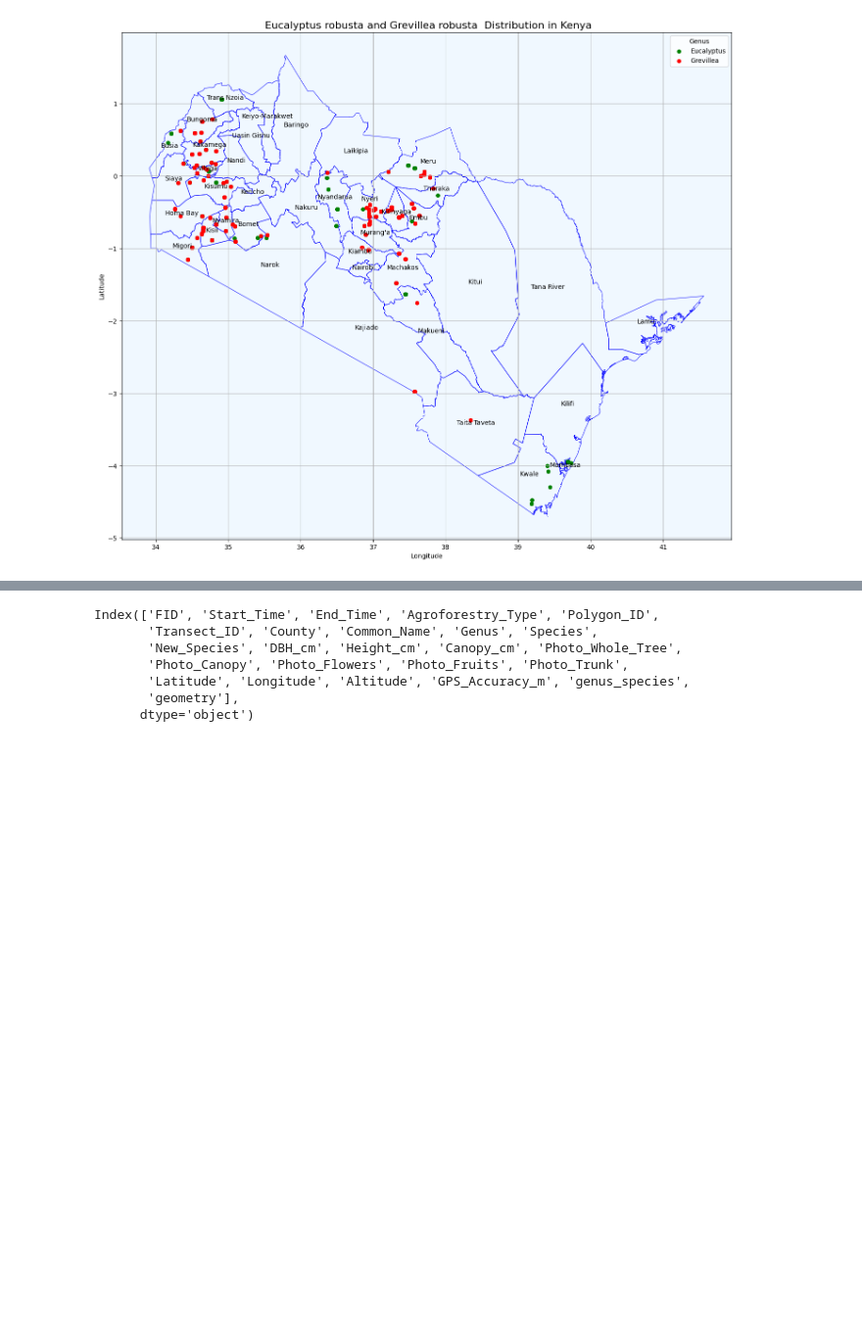
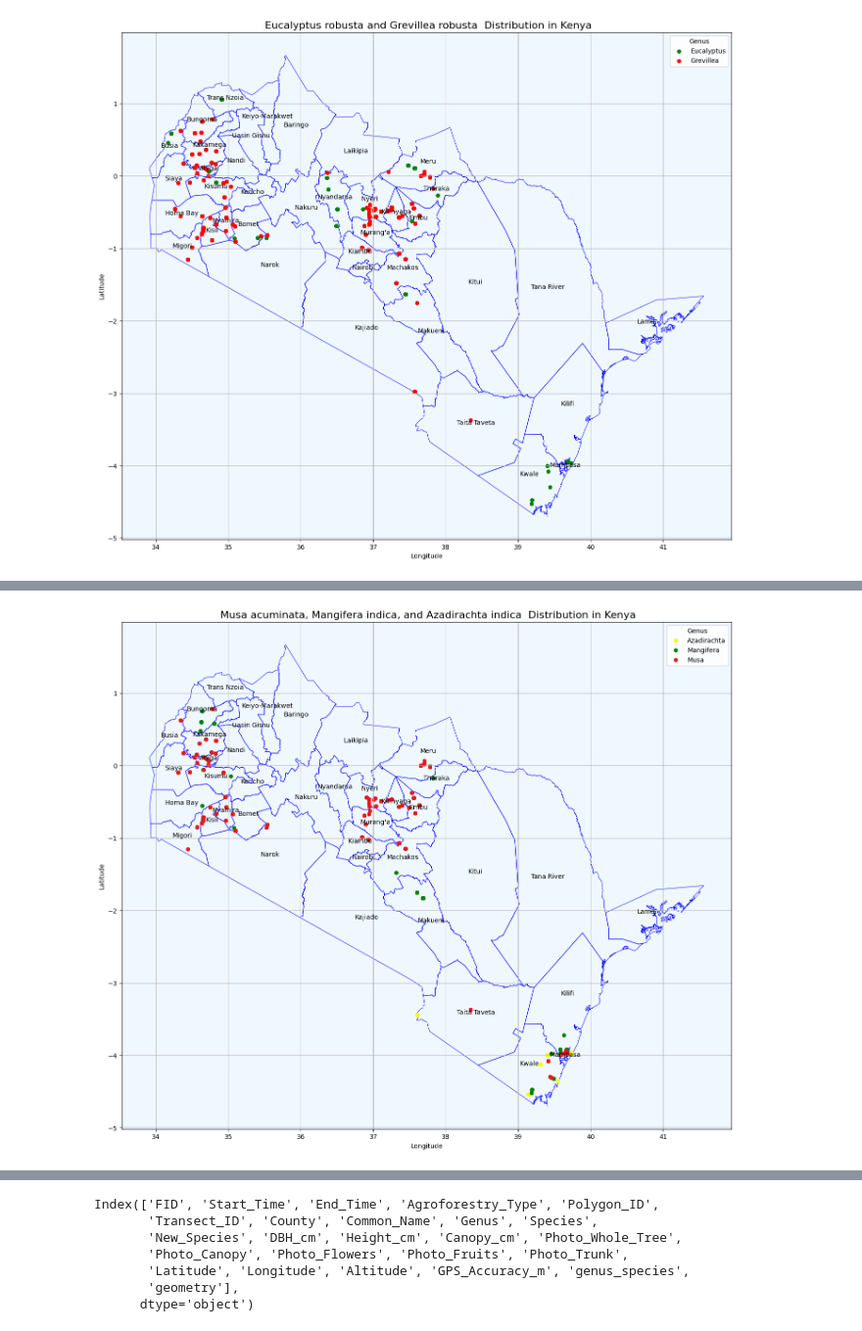
Before and after one commit to irungus/agf_kenya, a Jupyter notebook: code/agf_kenya_colab.ipynb, the cells around one changed output, grey strips where cells are left out. Shown at 98% size. Drawn from its saved outputs; the diff is of its cells as text; code cells hidden in the pictures; blank space fills up the shorter version.

```diff
--- a/code/agf_kenya_colab.ipynb
+++ b/code/agf_kenya_colab.ipynb
@@ -595,3 +596,70 @@ Archive:  Counties.zip
   inflating: Counties/County.shp.xml
   inflating: Counties/County.shx
 [figure]
+# %%
+# Download and unzip Kenya counties shapefile
+zip_url = "https://raw.githubusercontent.com/irungus/Dessertation/main/Counties.zip"
+!wget {zip_url} -O Counties.zip
+!unzip -o Counties.zip -d Counties
+
+# Load shapefile
+shp_path = "Counties/County.shp"
+kenya_counties = gpd.read_file(shp_path)
+
+# 🔻 Remove specific counties from the map
+counties_to_remove = ['Turkana', 'Marsabit', 'Wajir', 'West Pokot', 'Isiolo', 'Mandera', 'Samburu', 'Garissa']  # <-- Edit this list
+kenya_counties = kenya_counties[~kenya_counties['COUNTY'].isin(counties_to_remove)]
+
+# 🟢 Replace this with your real DataFrame if needed
+# df = pd.read_csv("your_tree_data.csv")
+
+# Convert tree DataFrame to GeoDataFrame
+agf_kenya['geometry'] = agf_kenya.apply(lambda row: Point(row['Longitude'], row['Latitude']), axis=1)
+gdf = gpd.GeoDataFrame(agf_kenya, geometry='geometry', crs="EPSG:4326")
+
+# Convert accuracy to buffer (approximate degrees)
+gdf['buffer'] = gdf.apply(lambda row: row.geometry.buffer(row['GPS_Accuracy_m'] / 111320), axis=1)
+
+# 🎯 Filter specific genus
+selected_genera = ['Musa','Mangifera','Azadirachta']
+gdf = gdf[gdf['Genus'].isin(selected_genera)]
+
+# 🎨 Custom colors for genus (edit as needed)
+custom_colors = {
+    'Acacia': '#e41a1c',
+    'Grevillea': 'Red',
+    'Mangifera': 'Green',
+    'Croton': '#984ea3',
+    'Musa':'#e41a1c',
+    'Cocos':'Orange',
+    'Azadirachta': 'Yellow',
+}
+color_map = {genus: custom_colors.get(genus, '#999999') for genus in gdf['Genus'].unique()}
+
+# 📍 Plotting
+fig, ax = plt.subplots(figsize=(14, 14))
+ax.set_facecolor('#f0f8ff')  # Light sky blue background
+
+# Plot counties
+kenya_counties.plot(ax=ax, color='none', edgecolor='blue', linewidth=0.7)
+
+# Annotate county names
+for idx, row in kenya_counties.iterrows():
+    centroid = row.geometry.centroid
+    ax.annotate(row['COUNTY'], xy=(centroid.x, centroid.y), fontsize=10, ha='center', color='black')
+
+# Plot buffers and genus points
+for genus in gdf['Genus'].unique():
+    genus_gdf = gdf[gdf['Genus'] == genus]
+    genus_gdf.set_geometry('buffer').plot(ax=ax, color=color_map[genus], alpha=0.3, edgecolor='black')
+    genus_gdf.set_geometry('geometry').plot(ax=ax, markersize=30, color=color_map[genus], label=genus, marker='o')
+
+# Map settings
+plt.title(" Musa acuminata, Mangifera indica, and Azadirachta indica  Distribution in Kenya", fontsize=16)
+plt.xlabel("Longitude")
+plt.ylabel("Latitude")
+plt.legend(title="Genus", fontsize=10)
+plt.grid(True)
+plt.tight_layout()
+plt.show()
+# %% [output]
@@ -597,0 +685 @@ Archive:  Counties.zip
+[figure, added]
```
Also changed, not shown: parts of 5 cells of this notebook.
